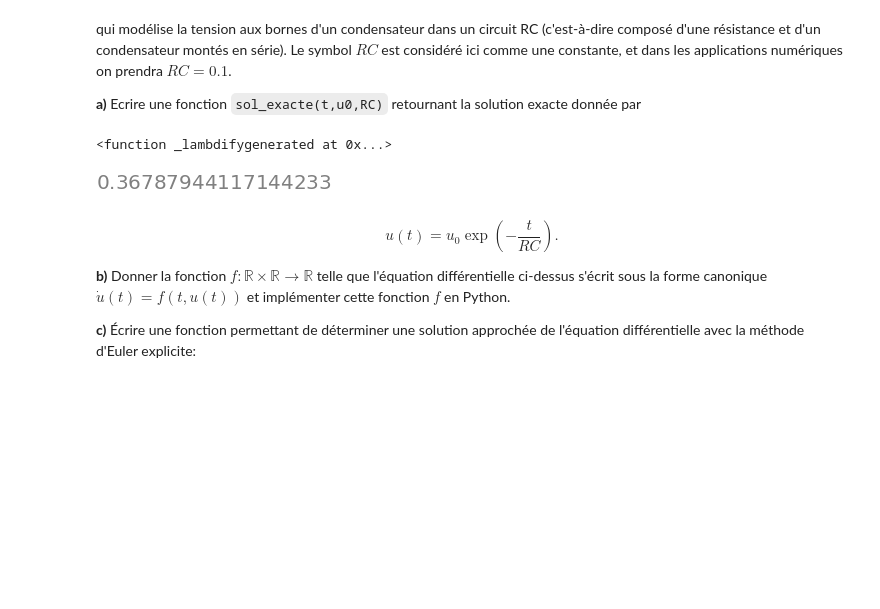
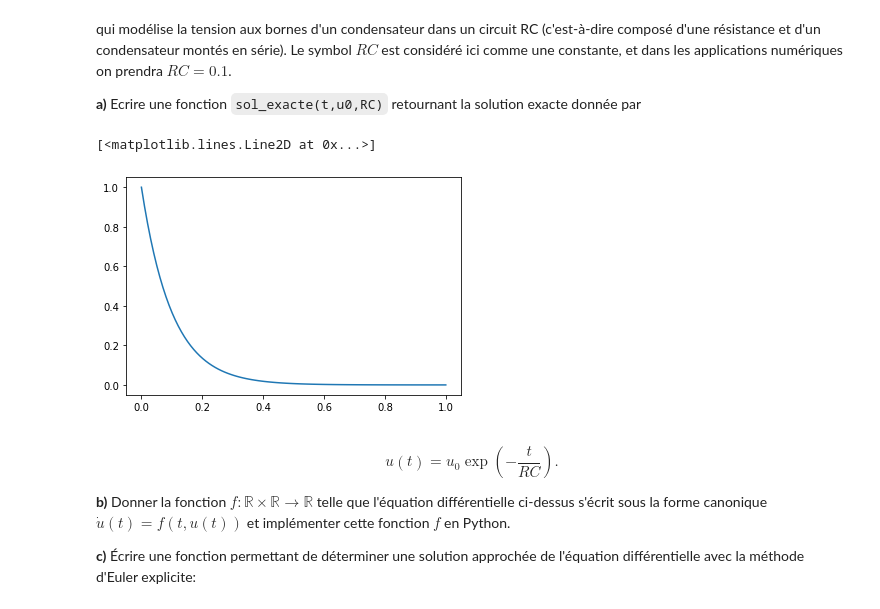
Before and after one commit to AntonioHorcasSerrano/LU2MA100, a Jupyter notebook: examen.ipynb, the cells around one changed output. Drawn from its saved outputs; the diff is of its cells as text; code cells hidden in the pictures; blank space fills up the shorter version.

```diff
--- a/examen.ipynb
+++ b/examen.ipynb
@@ -108,36 +108,37 @@ Ecrire une fonction `sol_exacte(t,u0,RC)` retournant la solution exacte donnée
 # %%
 t = sp.Symbol('t')
 u = sp.Function('u')
 RC = sp.Symbol('RC')
 u0 = sp.Symbol(r'u_0')
 f = -u(t)/RC
 edo = sp.Eq(sp.diff(u(t),t) , f)
 edo
 solgen = sp.dsolve(edo,u(t))
 solgen
 consts = sp.solve( sp.Eq( u0, solgen.rhs.subs(t,0)) , dict=True)[0]
 consts
 solpar = solgen.subs(consts)
 solpar = solpar.subs({RC:0.1,u0:1})
 func = sp.lambdify(t, solpar.rhs,'numpy')
-print(func)
-func(0.1)
+t = np.linspace(0,1,100)
+y = func(t)
+plt.plot(t,y)
 # xvals = np.arange(0,10,.1)
 # yvals = func(xvals)
 # fig, ax = plt.subplots(1,1,subplot_kw=dict(aspect='equal'))
 # ax.plot(xvals, yvals)
 # ax.set_xlabel('t')
 # ax.set_ylabel('v(t)')
 # plt.show()
 # u = sp.lambdify([t], solpar)
 # u(2)
 # temp = np.linspace(0,1,10)
 # print(solpar.subs(t,temp))
 # plt.plot(t, solpar.subs(t,temp).evalf())
 # plt.show()
 # %% [output]
-<function _lambdifygenerated at 0x...>
+[<matplotlib.lines.Line2D at 0x...>]
-[figure, old version]
+[figure, new version]
 # %% [markdown]
 $$
 u(t) = u_0 \exp\left(-\frac{t}{RC}\right).
```
